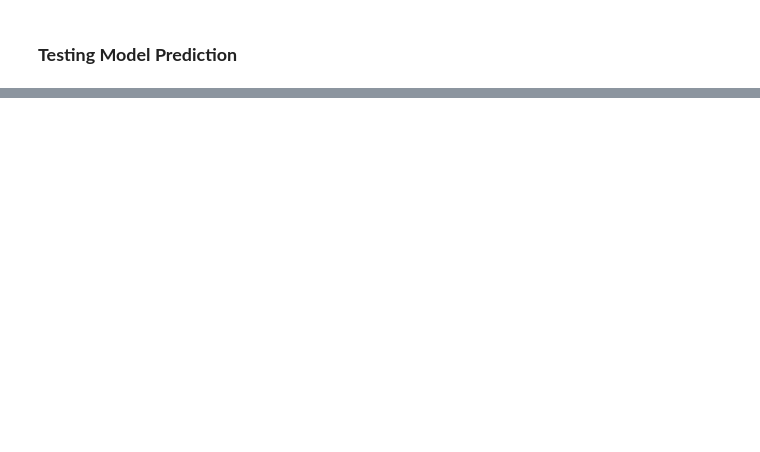
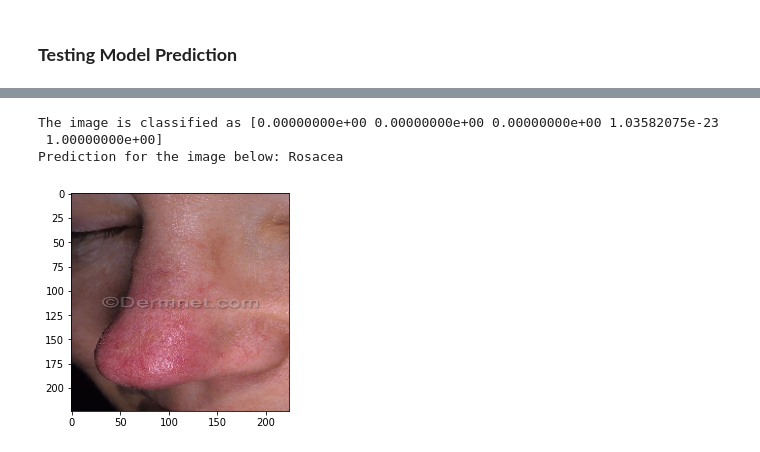
Before and after one commit to KanzulF/BangkitCapstone2022, a Jupyter notebook: ModelMLFix.ipynb, the cells around one changed output, grey strips where cells are left out. Drawn from its saved outputs; the diff is of its cells as text; code cells hidden in the pictures; blank space fills up the shorter version.

```diff
--- a/ModelMLFix.ipynb
+++ b/ModelMLFix.ipynb
@@ -176,0 +197,20 @@ The image is classified as: Eczemaa
+# %%
+#Testing tanpa upload foto
+from keras.preprocessing import image
+
+path = '/content/drive/MyDrive/DATA 5/testing/Rosacea/rosacea-102.jpg'
+img = image.load_img(path, target_size=(224,224,3))
+x = image.img_to_array(img)
+x = np.expand_dims(x, axis=0)
+images = np.vstack([x])
+plt.imshow(img)
+img = np.expand_dims(img, axis = 0)
+predictions = model.predict(img)
+print("The image is classified as", predictions[0])
+predicted_class = labels[np.argmax(predictions[0])]
+print("Prediction for the image below:", predicted_class)
+# %% [output]
+The image is classified as [0.00000000e+00 0.00000000e+00 0.00000000e+00 1.03582075e-23
+ 1.00000000e+00]
+Prediction for the image below: Rosacea
+[figure, added]
```
Also changed, not shown: parts of 8 cells of this notebook.
